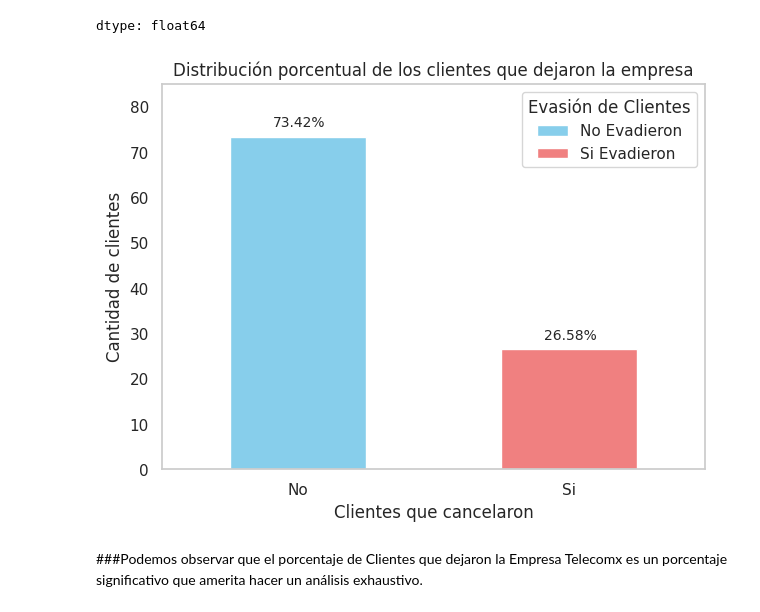
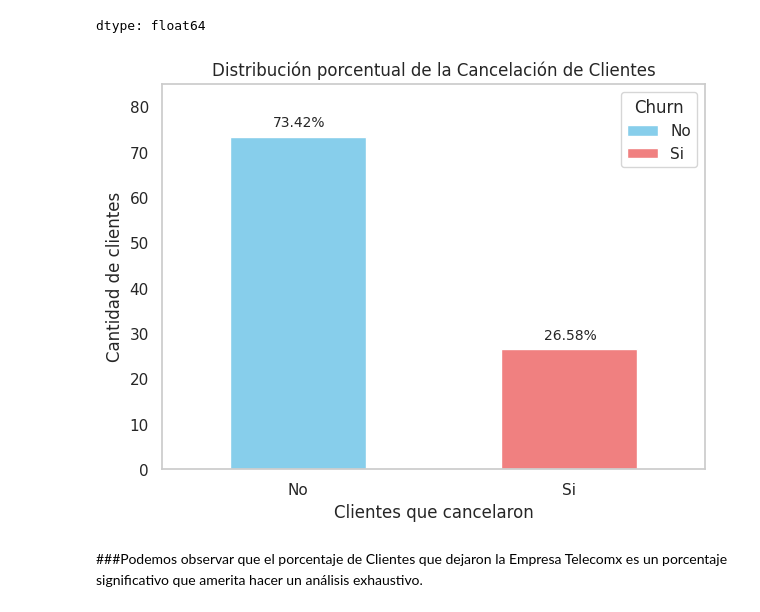
Before and after one commit to rociocelestial/Challenge2-Data-Science, a Jupyter notebook: TelecomX_LATAM.ipynb, the cells around one changed output. Drawn from its saved outputs; the diff is of its cells as text; code cells hidden in the pictures.

```diff
--- a/TelecomX_LATAM.ipynb
+++ b/TelecomX_LATAM.ipynb
@@ -387,38 +387,38 @@ dtype: float64
 # Crear el gráfico de barras
 plt.figure(figsize=(7,5))
 ax = churn_porcentaje.plot(kind='bar', color=['skyblue', 'lightcoral'])
 
 #
-plt.title('Distribución porcentual de los clientes que dejaron la empresa')
+plt.title('Distribución porcentual de la Cancelación de Clientes')
 plt.xlabel('Clientes que cancelaron')
 plt.ylabel('Cantidad de clientes')
 plt.xticks(rotation=0)
 plt.ylim(0,85)
 
 
 
 # Añadir etiquetas de porcentaje en las barras
 for p in ax.patches:
     ax.annotate(f'{p.get_height():.2f}%', (p.get_x() + p.get_width() / 2., p.get_height()),
                 ha='center', va='center', xytext=(1, 10), textcoords='offset points', fontsize=10)
 
 # Elimina lineas de la cuadricula
 ax.grid(False)
 
 
 # Crear elementos de leyenda personalizados
 legend_elements = [
-    Patch(facecolor='skyblue', label='No Evadieron'),
-    Patch(facecolor='lightcoral', label='Si Evadieron')
+    Patch(facecolor='skyblue', label='No'),
+    Patch(facecolor='lightcoral', label='Si')
 ]
 
 # Añadir la leyenda al gráfico
-ax.legend(handles=legend_elements, title="Evasión de Clientes")
+ax.legend(handles=legend_elements, title="Churn")
 
 
 plt.show()
 # %% [output]
-[figure, old version]
+[figure, new version]
 # %% [markdown]
 ###Podemos observar que el porcentaje de Clientes que dejaron la Empresa Telecomx es un porcentaje significativo que amerita hacer un análisis exhaustivo.
 # %%
```
Also changed, not shown: parts of 1 cell of this notebook.
